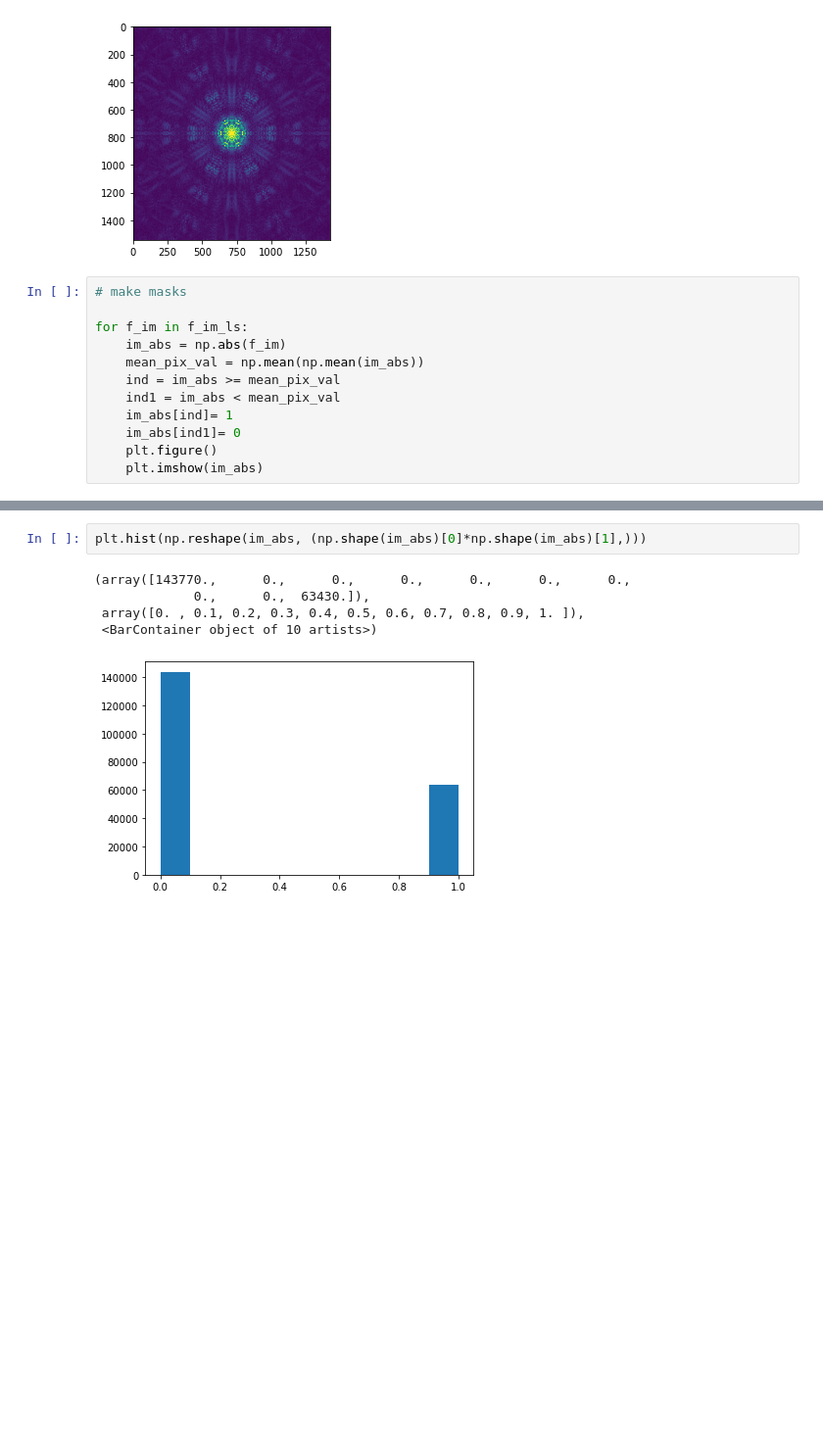
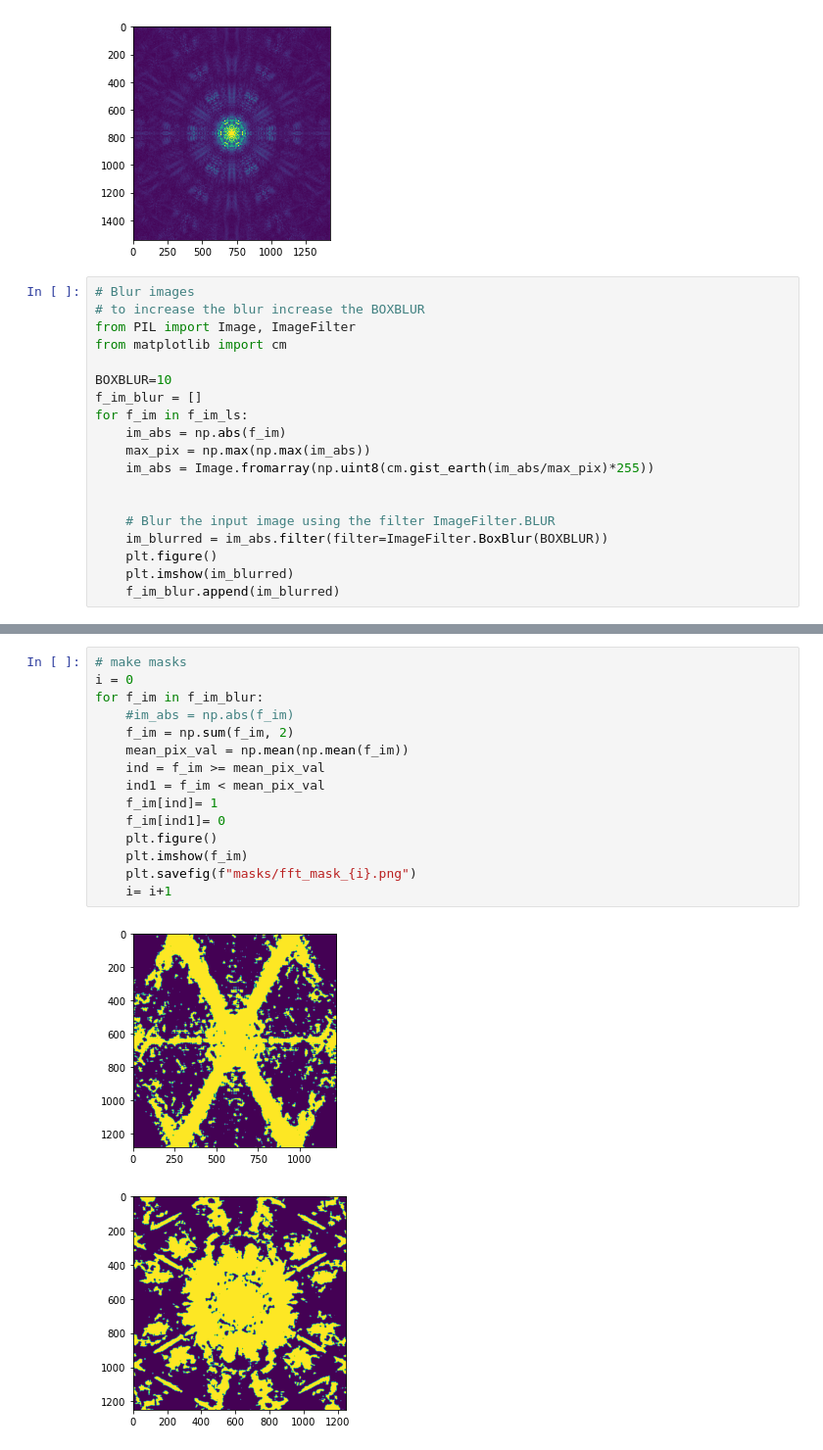
Before and after one commit to rosalindfranklininstitute/christmastree2022, a Jupyter notebook: xmas-tallography/snowflake_fft_test/snowflakes_fft.ipynb, the cells around one changed output, grey strips where cells are left out. Shown at 98% size. Saved outputs shown, nothing was run; the diff lists cells and outputs as text; blank space fills up the shorter version.

Commit message:
adding the ability to create masks

```diff
--- a/xmas-tallography/snowflake_fft_test/snowflakes_fft.ipynb
+++ b/xmas-tallography/snowflake_fft_test/snowflakes_fft.ipynb
@@ -35,15 +35,22 @@ for im in image_ls:
 [figure]
 [figure]
 # %%
-# make masks
+# Blur images
+# to increase the blur increase the BOXBLUR
+from PIL import Image, ImageFilter
+from matplotlib import cm
 
+BOXBLUR=10
+f_im_blur = []
 for f_im in f_im_ls:
     im_abs = np.abs(f_im)
-    mean_pix_val = np.mean(np.mean(im_abs))
-    ind = im_abs >= mean_pix_val
-    ind1 = im_abs < mean_pix_val
-    im_abs[ind]= 1
-    im_abs[ind1]= 0
+    max_pix = np.max(np.max(im_abs))
+    im_abs = Image.fromarray(np.uint8(cm.gist_earth(im_abs/max_pix)*255))
+
+
+    # Blur the input image using the filter ImageFilter.BLUR
+    im_blurred = im_abs.filter(filter=ImageFilter.BoxBlur(BOXBLUR))
     plt.figure()
-    plt.imshow(im_abs)
+    plt.imshow(im_blurred)
+    f_im_blur.append(im_blurred)
 # %% [output]
@@ -53,8 +60,18 @@ for f_im in f_im_ls:
 # %%
-plt.hist(np.reshape(im_abs, (np.shape(im_abs)[0]*np.shape(im_abs)[1],)))
+# make masks
+i = 0
+for f_im in f_im_blur:
+    #im_abs = np.abs(f_im)
+    f_im = np.sum(f_im, 2)
+    mean_pix_val = np.mean(np.mean(f_im))
+    ind = f_im >= mean_pix_val
+    ind1 = f_im < mean_pix_val
+    f_im[ind]= 1
+    f_im[ind1]= 0
+    plt.figure()
+    plt.imshow(f_im)
+    plt.savefig(f"masks/fft_mask_{i}.png")
+    i= i+1
 # %% [output]
-(array([143770.,      0.,      0.,      0.,      0.,      0.,      0.,
-             0.,      0.,  63430.]),
- array([0. , 0.1, 0.2, 0.3, 0.4, 0.5, 0.6, 0.7, 0.8, 0.9, 1. ]),
- <BarContainer object of 10 artists>)
-[figure, old version]
+[figure, new version]
+[figure, added]
```
Also changed, not shown: parts of 2 cells of this notebook, 3 other files.
